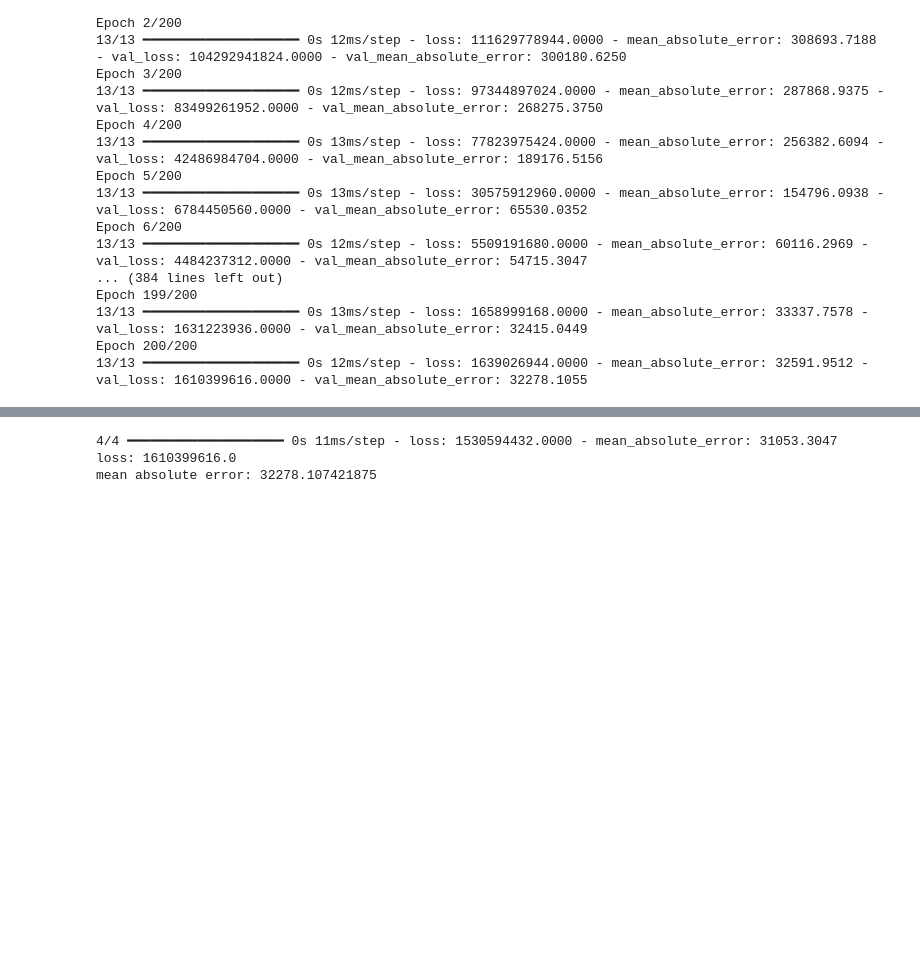
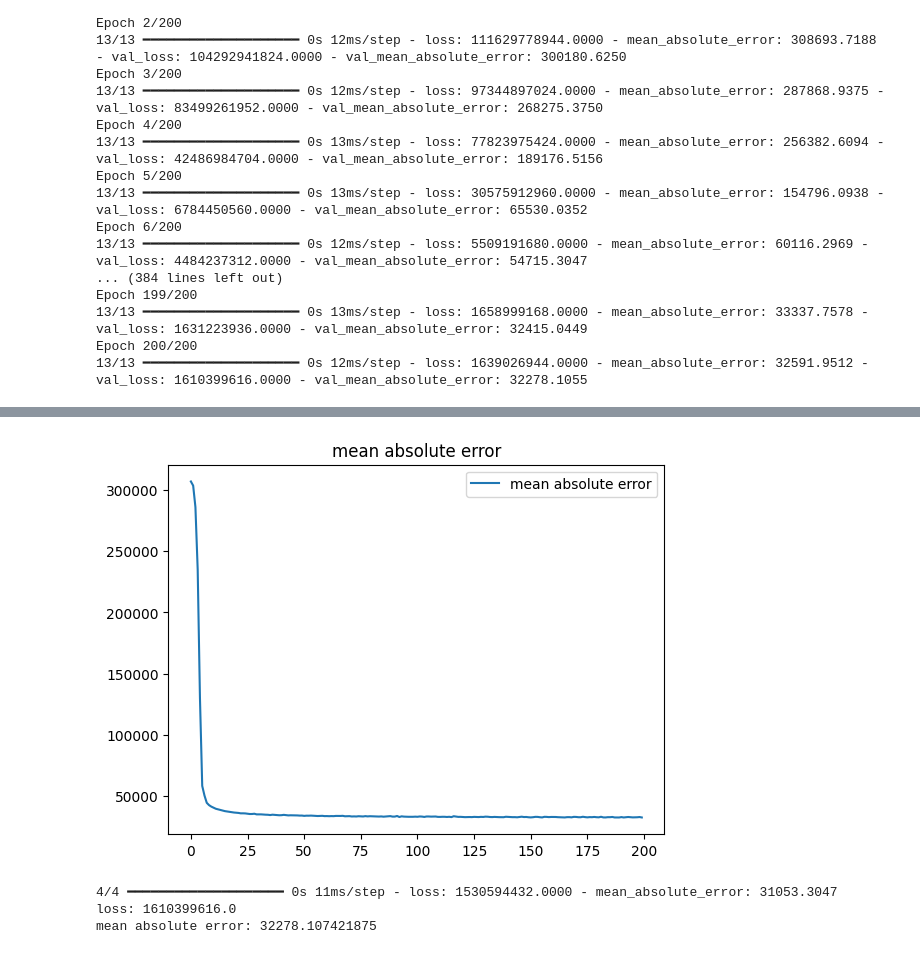
Before and after one commit to trailokya-world/Car-Price-Prediction-Using-Deep-Learning, a Jupyter notebook: Source Code/source code.ipynb, the cells around one changed output, grey strips where cells are left out. Saved outputs shown, nothing was run; the diff lists cells and outputs as text; code cells hidden in the pictures; blank space fills up the shorter version.

```diff
--- a/Source Code/source code.ipynb
+++ b/Source Code/source code.ipynb
@@ -222,3 +218,10 @@ plt.show()
+# %%
+plt.plot(history.history["mean_absolute_error"])
+plt.title("mean absolute error")
+plt.legend(["mean absolute error"])
+plt.show()
+# %% [output]
+[figure, added]
 # %%
 loss,mean_absolute_error = model.evaluate(x_val,y_val)
 
```
Also changed, not shown: parts of 1 cell of this notebook.
